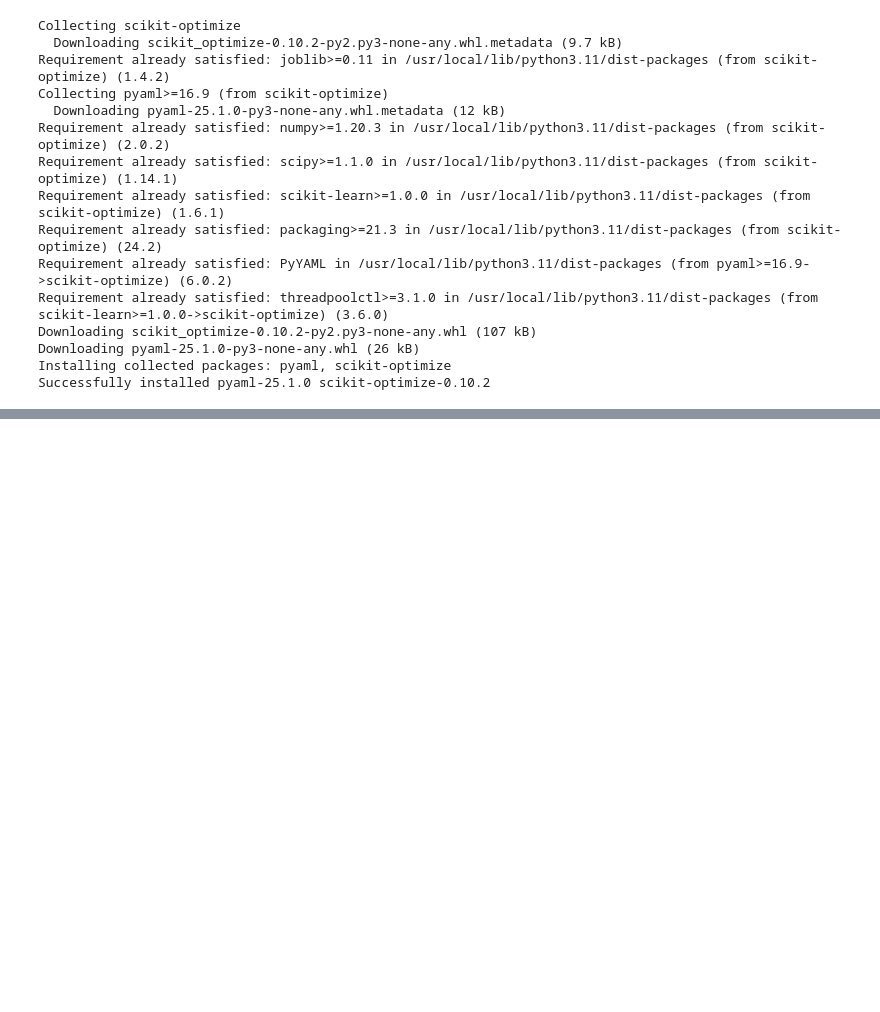
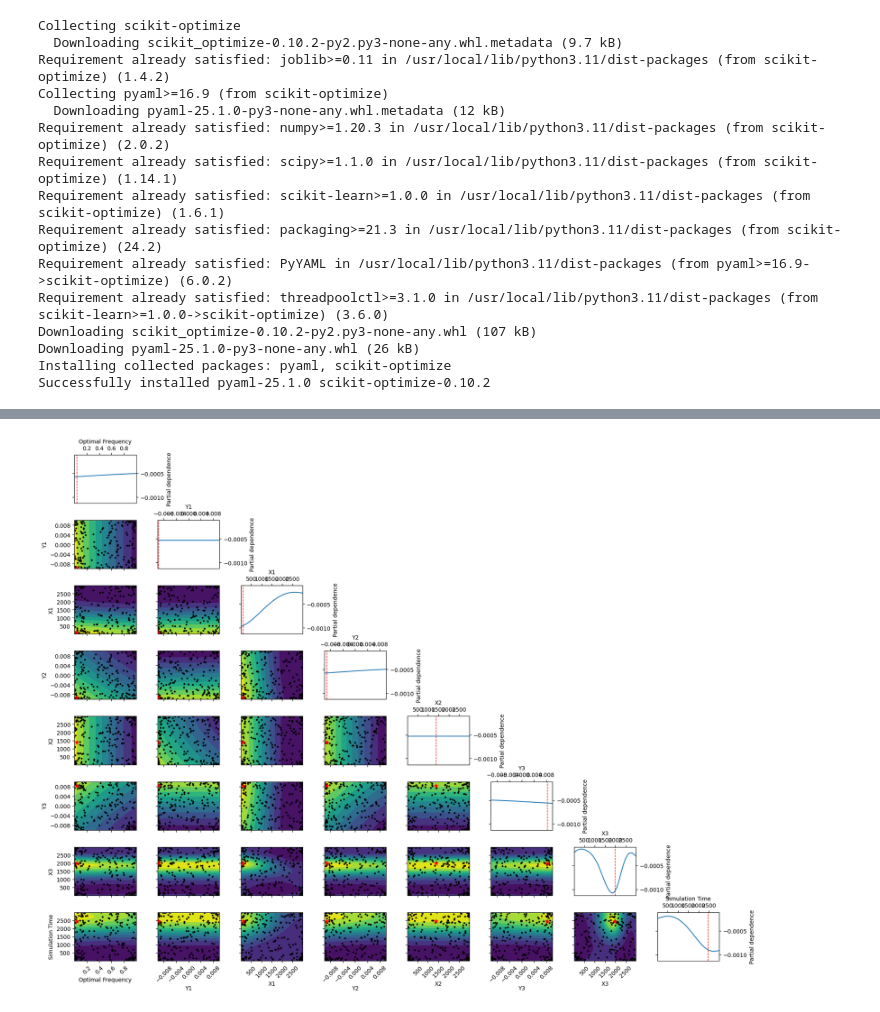
Before and after one commit to sayak395/Jaynes-Cummings-model, a Jupyter notebook: Parameterisation_of_JC_model.ipynb, the cells around one changed output, grey strips where cells are left out. Saved outputs shown, nothing was run; the diff lists cells and outputs as text; code cells hidden in the pictures; blank space fills up the shorter version.

```diff
--- a/Parameterisation_of_JC_model.ipynb
+++ b/Parameterisation_of_JC_model.ipynb
@@ -184,0 +237,7 @@ plt.show()
+# %%
+fig, ax = plt.subplots(figsize=(18, 14))  # You can adjust the dimensions as needed
+plot_objective(res, dimensions=['Optimal Frequency', 'Y1', 'X1', 'Y2', 'X2', 'Y3', 'X3', 'Simulation Time'], ax=ax)
+plt.tight_layout()
+plt.show()
+# %% [output]
+[figure, added]
```
Also changed, not shown: parts of 26 cells of this notebook.
